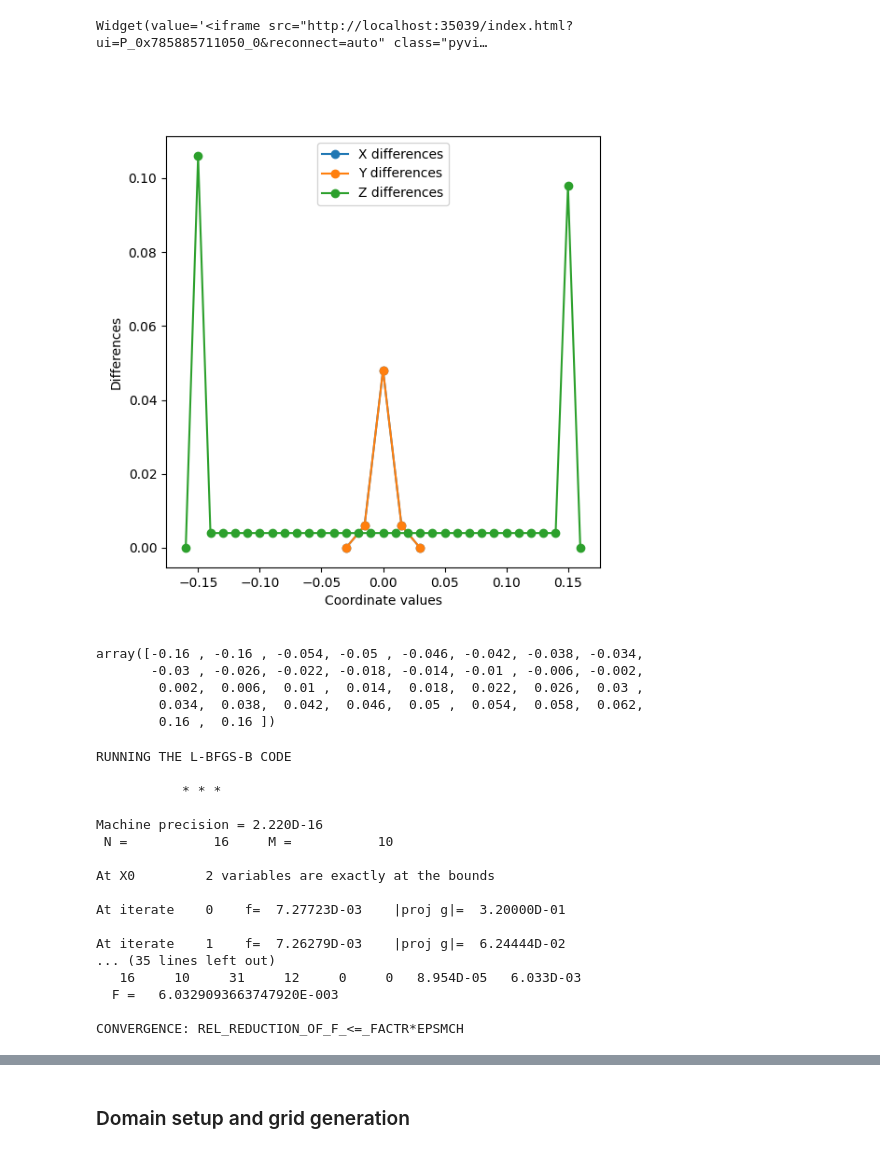
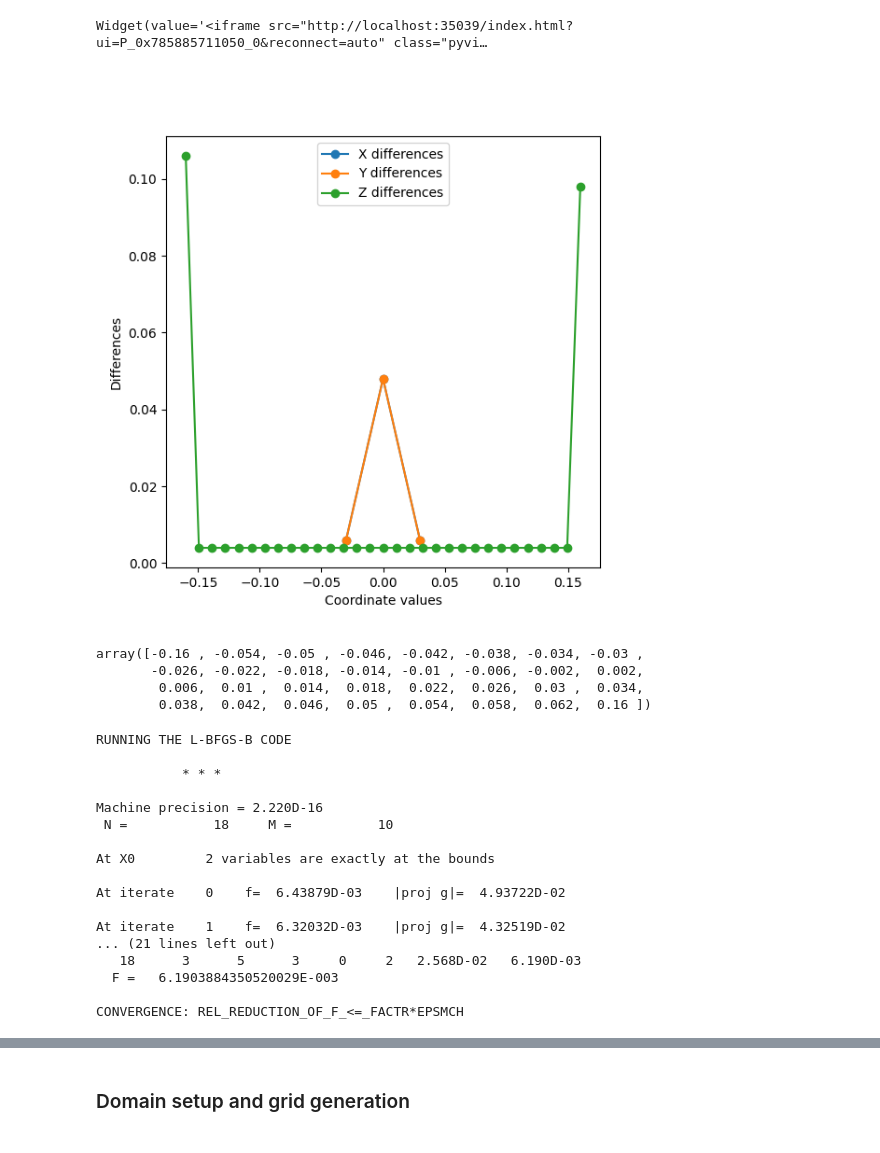
Before and after one commit to ImpedanCEI/wakis-benchmarks, a Jupyter notebook: 011_LHC_Bellows/011_LHC_Bellows.ipynb, the cells around one changed output, grey strips where cells are left out. Cells and saved outputs as stored; diff of their text form; code cells hidden in the pictures.

```diff
--- a/011_LHC_Bellows/011_LHC_Bellows.ipynb
+++ b/011_LHC_Bellows/011_LHC_Bellows.ipynb
@@ -123,33 +123,32 @@ Snappy vals z: [-0.16  -0.054 -0.05  -0.046 -0.042 -0.038 -0.034 -0.03  -0.026 -
 Widget(value='<iframe src="http://localhost:35039/index.html?ui=P_0x785885711050_0&reconnect=auto" class="pyvi…
 # %%
 xmin, xmax, ymin, ymax, zmin, zmax = bellow.bounds
-x_vals = np.concatenate(([xmin], x_vals, [xmax]))
-y_vals = np.concatenate(([ymin], y_vals, [ymax]))
-z_vals = np.concatenate(([zmin], z_vals, [zmax]))
+x_vals = np.unique(np.concatenate(([xmin], x_vals, [xmax])))
+y_vals = np.unique(np.concatenate(([ymin], y_vals, [ymax])))
+z_vals = np.unique(np.concatenate(([zmin], z_vals, [zmax])))
 
 diff_x = np.diff(x_vals)
 diff_y = np.diff(y_vals)
 diff_z = np.diff(z_vals)
 
 plt.figure(figsize=(6, 6))
 plt.plot(np.linspace(xmin, xmax, len(diff_x)), diff_x, marker='o', label='X differences')
 plt.plot(np.linspace(ymin, ymax, len(diff_y)), diff_y, marker='o', label='Y differences')
 plt.plot(np.linspace(zmin, zmax, len(diff_z)), diff_z, marker='o', label='Z differences')
 plt.xlabel('Coordinate values')
 plt.ylabel('Differences')
 plt.legend()
 
 plt.show()
 # %% [output]
-[figure, old version]
+[figure, new version]
 # %%
 z_vals
 # %% [output]
-array([-0.16 , -0.16 , -0.054, -0.05 , -0.046, -0.042, -0.038, -0.034,
-       -0.03 , -0.026, -0.022, -0.018, -0.014, -0.01 , -0.006, -0.002,
-        0.002,  0.006,  0.01 ,  0.014,  0.018,  0.022,  0.026,  0.03 ,
-        0.034,  0.038,  0.042,  0.046,  0.05 ,  0.054,  0.058,  0.062,
-        0.16 ,  0.16 ])
+array([-0.16 , -0.054, -0.05 , -0.046, -0.042, -0.038, -0.034, -0.03 ,
+       -0.026, -0.022, -0.018, -0.014, -0.01 , -0.006, -0.002,  0.002,
+        0.006,  0.01 ,  0.014,  0.018,  0.022,  0.026,  0.03 ,  0.034,
+        0.038,  0.042,  0.046,  0.05 ,  0.054,  0.058,  0.062,  0.16 ])
 # %%
 # Minimize length spread in Z-axis
 from functools import partial
@@ -182,16 +181,16 @@ RUNNING THE L-BFGS-B CODE
            * * *
 
 Machine precision = 2.220D-16
- N =           16     M =           10
+ N =           18     M =           10
 
 At X0         2 variables are exactly at the bounds
 
-At iterate    0    f=  7.27723D-03    |proj g|=  3.20000D-01
+At iterate    0    f=  6.43879D-03    |proj g|=  4.93722D-02
 
-At iterate    1    f=  7.26279D-03    |proj g|=  6.24444D-02
-... (35 lines left out)
-   16     10     31     12     0     0   8.954D-05   6.033D-03
-  F =   6.0329093663747920E-003
+At iterate    1    f=  6.32032D-03    |proj g|=  4.32519D-02
+... (21 lines left out)
+   18      3      5      3     0     2   2.568D-02   6.190D-03
+  F =   6.1903884350520029E-003
 
 CONVERGENCE: REL_REDUCTION_OF_F_<=_FACTR*EPSMCH
 # %%
```
Also changed, not shown: parts of 5 cells of this notebook, 3 other files.
